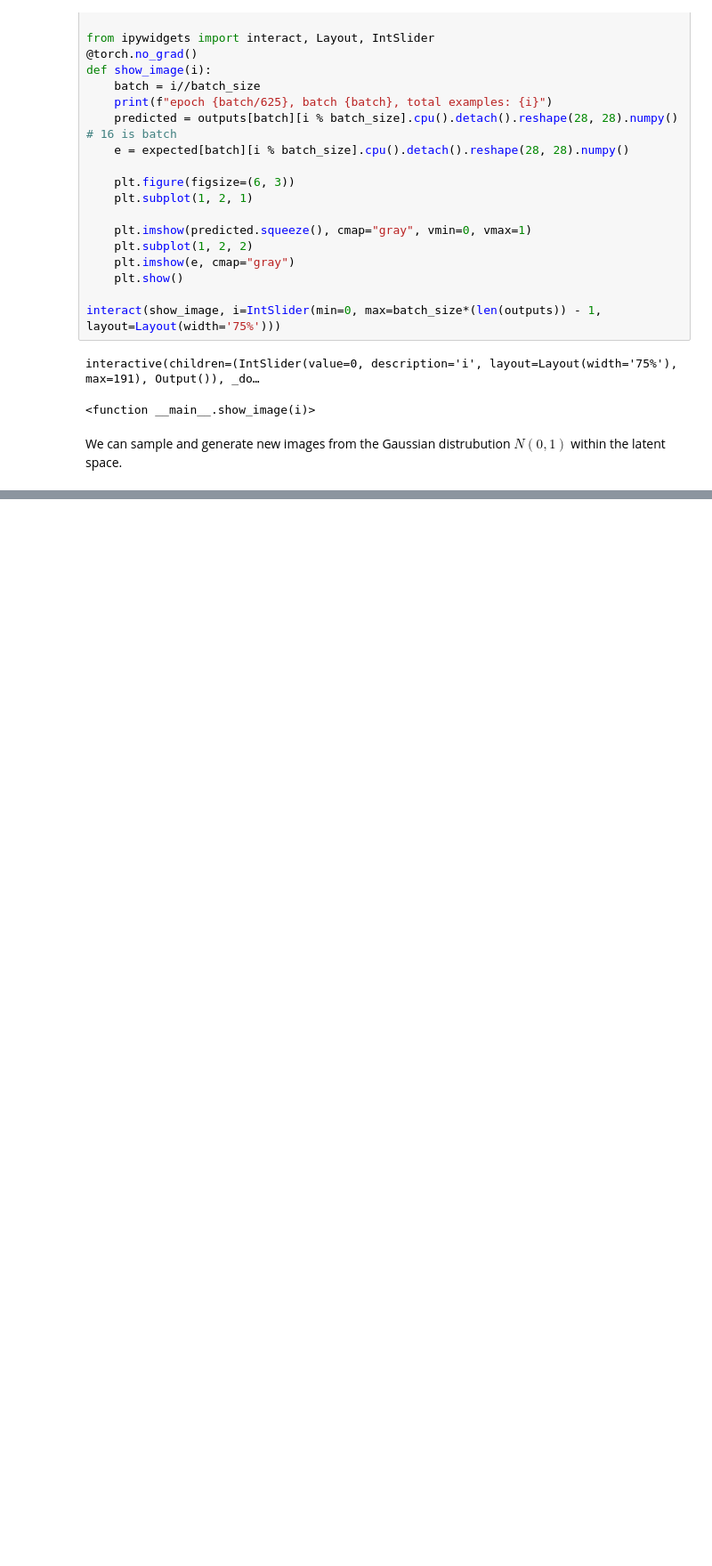
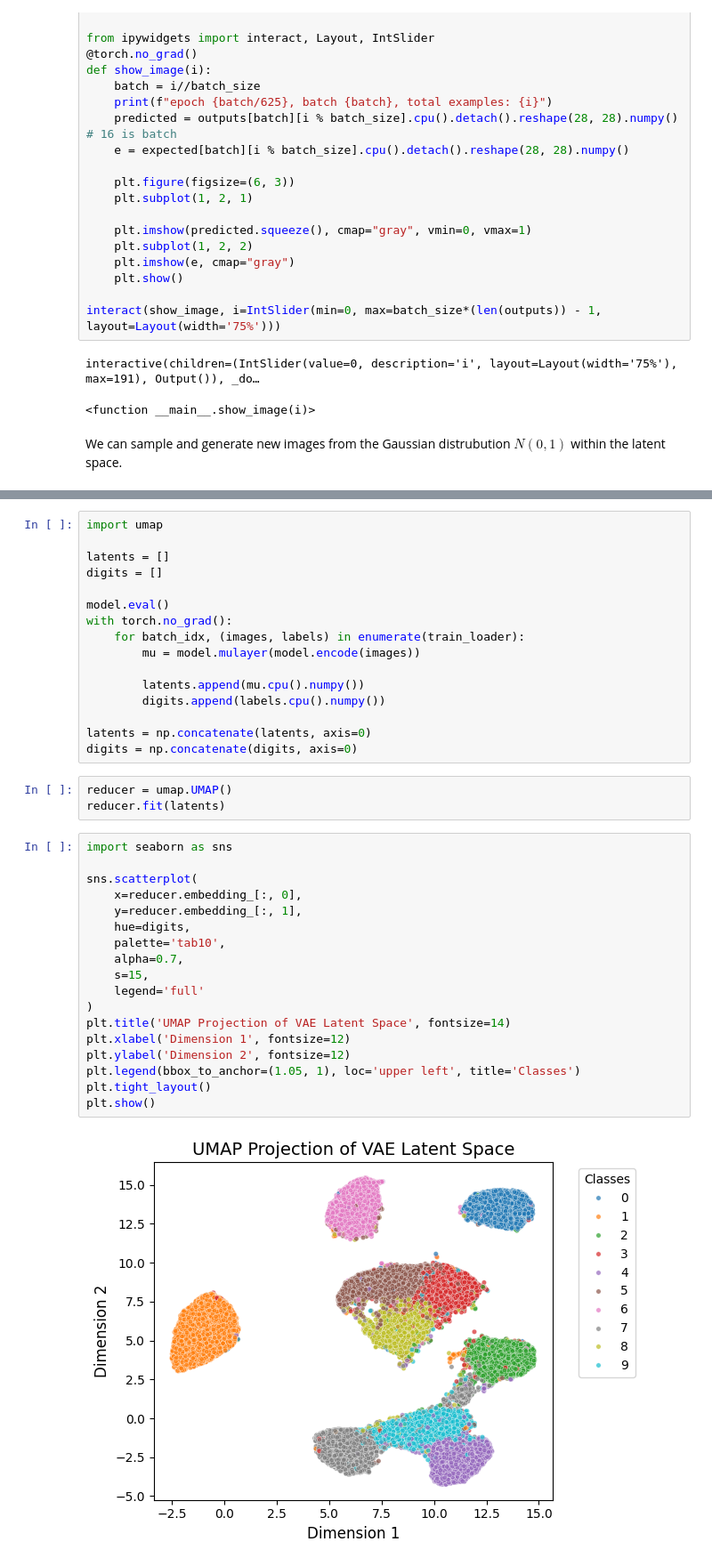
Before and after one commit to someonecantcode/VarationalAutoencoder, a Jupyter notebook: drafts/vae.ipynb, the cells around one changed output, grey strips where cells are left out. Shown at 89% size. Drawn from its saved outputs; the diff is of its cells as text; blank space fills up the shorter version.

Commit message:
2d umap projection of latent distrubution

```diff
--- a/drafts/vae.ipynb
+++ b/drafts/vae.ipynb
@@ -248,0 +261,39 @@ torch.Size([16, 784])
+# %%
+import umap
+
+latents = []
+digits = []
+
+model.eval()
+with torch.no_grad():
+    for batch_idx, (images, labels) in enumerate(train_loader):
+        mu = model.mulayer(model.encode(images))
+
+        latents.append(mu.cpu().numpy())
+        digits.append(labels.cpu().numpy())
+
+latents = np.concatenate(latents, axis=0)
+digits = np.concatenate(digits, axis=0)
+# %%
+reducer = umap.UMAP()
+reducer.fit(latents)
+# %%
+import seaborn as sns
+
+sns.scatterplot(
+    x=reducer.embedding_[:, 0],
+    y=reducer.embedding_[:, 1],
+    hue=digits,
+    palette='tab10',
+    alpha=0.7,
+    s=15,
+    legend='full'
+)
+plt.title('UMAP Projection of VAE Latent Space', fontsize=14)
+plt.xlabel('Dimension 1', fontsize=12)
+plt.ylabel('Dimension 2', fontsize=12)
+plt.legend(bbox_to_anchor=(1.05, 1), loc='upper left', title='Classes')
+plt.tight_layout()
+plt.show()
+# %% [output]
+[figure, added]
```
Also changed, not shown: parts of 5 cells of this notebook, 17 other files.
